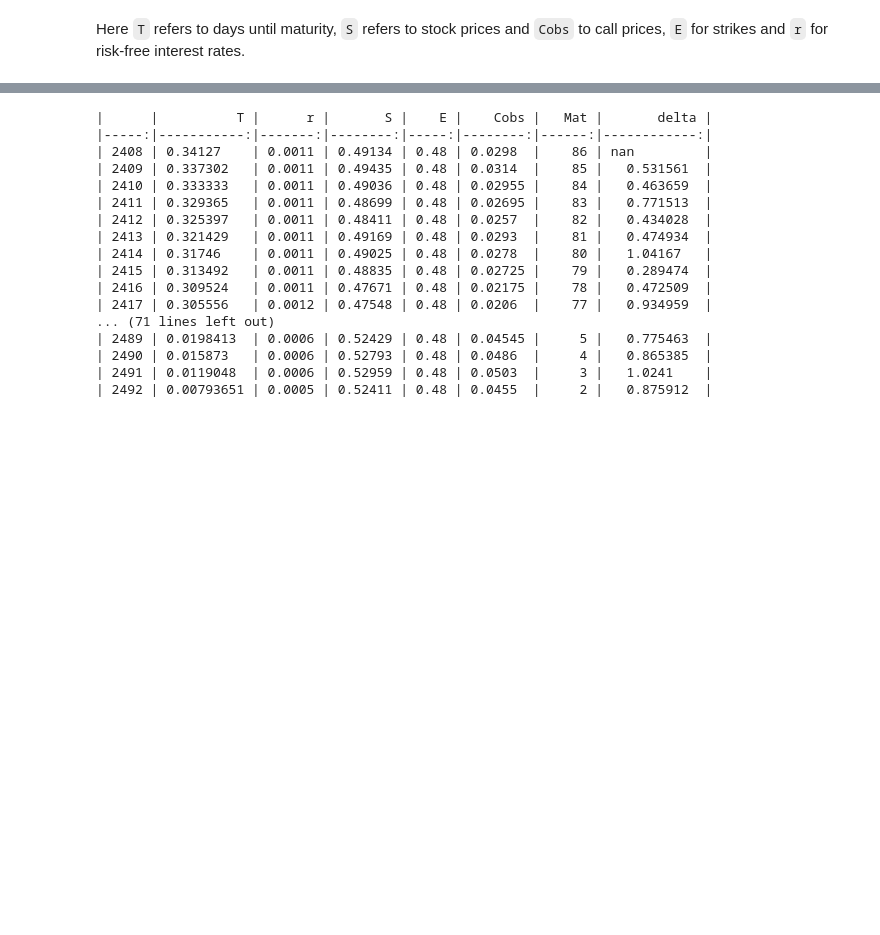
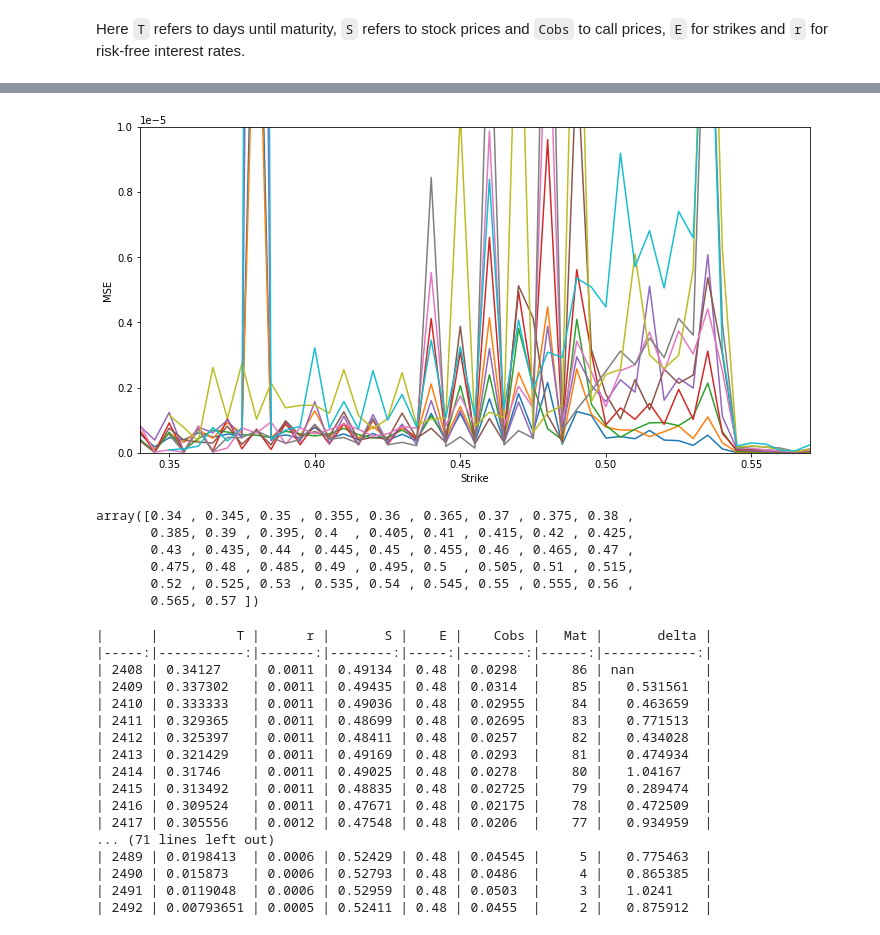
Before and after one commit to JuusoAsd/finaeng1, a Jupyter notebook: assignment_1.ipynb, the cells around one changed output, grey strips where cells are left out. Drawn from its saved outputs; the diff is of its cells as text; code cells hidden in the pictures; blank space fills up the shorter version.

```diff
--- a/assignment_1.ipynb
+++ b/assignment_1.ipynb
@@ -87,8 +87,8 @@ df_1.rename({df_1.columns[0]:'T','Unnamed: 48': 'S', 'Unnamed: 49': 'r'}, axis='
 df_1.drop(['date'],axis=1,inplace=True)
 df_1 = df_1.melt(id_vars=['T', 'r', 'S'], var_name="E").dropna()
 df_1.rename({'value':'Cobs'}, axis='columns', inplace=True)
-df_1 = df_1  >> mutate(r = f.r/100, Mat = f.T, T = f.T/252, S = f.S/1000, E = f.E/1000, Cobs = f.Cobs/1000)
-df_1
+df_start = df_1  >> mutate(r = f.r/100, Mat = f.T, T = f.T/252, S = f.S/1000, E = f.E/1000, Cobs = f.Cobs/1000)
+df_start
 # %% [output]
 |  | T | r | S | E | Cobs | Mat |
 |  | <float64> | <float64> | <float64> | <object> | <float64> | <int64> |
@@ -109,3 +237,43 @@ Here `T` refers to days until maturity, `S` refers to stock prices and `Cobs` to
+# %%
+hedge_data = pd.DataFrame(obs)
+
+
+for strike in hedge_data['strike'].unique():
+
+    used = hedge_data[hedge_data['strike'] == strike][['freq','mse']].reset_index(drop=True)
+
+
+    #fig = plt.figure()
+    ax = fig.add_subplot(111)
+    ax.plot(used['freq'].values, used['mse'].values,'-', label = 'Rn')
+    ax.set_xlabel("Frequency")
+    ax.set_ylabel("MSE")
+plt.show()
+# %%
+fig, ax = plt.subplots(figsize=(12, 6))
+
+for strike in hedge_data['freq'].unique():
+    used = hedge_data[hedge_data['freq'] == strike][['strike','mse']].reset_index(drop=True)
+
+    ax.plot(used['strike'], used['mse'])
+
+
+plt.ylim(0,1e-5)
+plt.xlim(0.34,0.57)
+plt.xlabel('Strike')
+plt.ylabel('MSE')
+plt.show()
+# %% [output]
+[figure, added]
+# %%
+hedge_data.strike.unique()
+# %% [output]
+array([0.34 , 0.345, 0.35 , 0.355, 0.36 , 0.365, 0.37 , 0.375, 0.38 ,
+       0.385, 0.39 , 0.395, 0.4  , 0.405, 0.41 , 0.415, 0.42 , 0.425,
+       0.43 , 0.435, 0.44 , 0.445, 0.45 , 0.455, 0.46 , 0.465, 0.47 ,
+       0.475, 0.48 , 0.485, 0.49 , 0.495, 0.5  , 0.505, 0.51 , 0.515,
+       0.52 , 0.525, 0.53 , 0.535, 0.54 , 0.545, 0.55 , 0.555, 0.56 ,
+       0.565, 0.57 ])
 # %%
 # calculate delta for given strike
 # This could possible be replaced by calculating IV and using that to calculate delta
```
Also changed, not shown: parts of 5 cells of this notebook.
